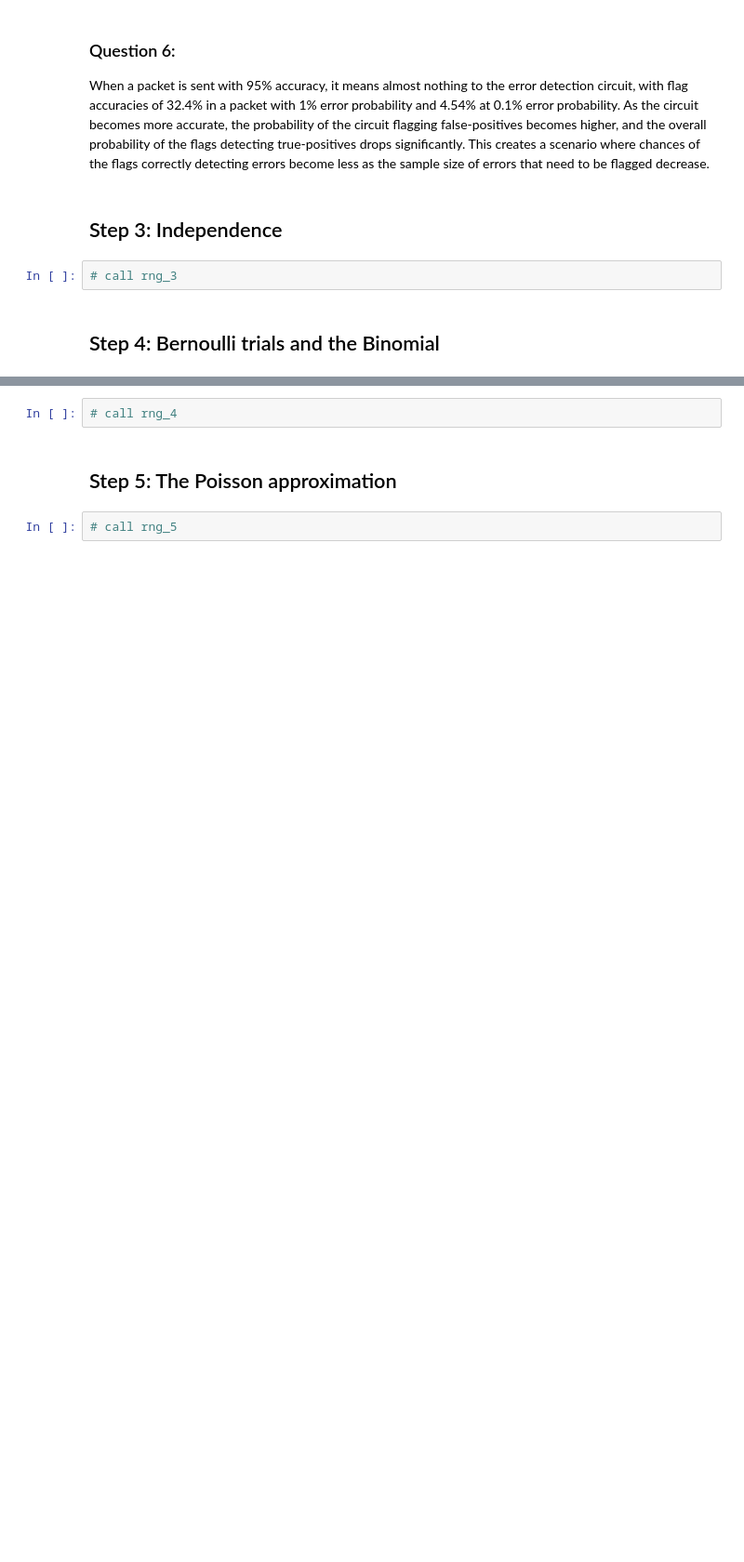
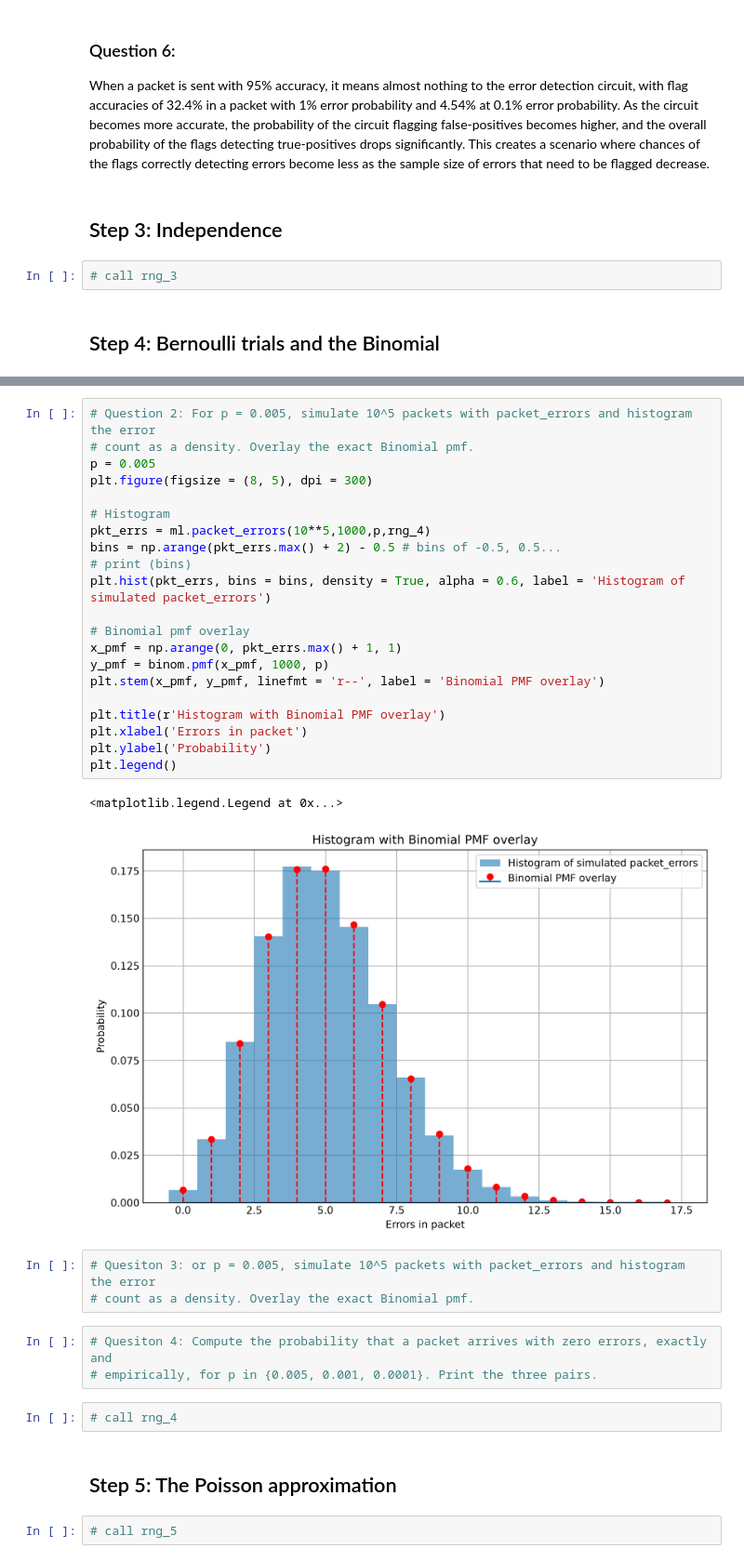
Before and after one commit to mariec-j/ECE3715-Stats-Repo, a Jupyter notebook: Mini-Project-1/mp1.ipynb, the cells around one changed output, grey strips where cells are left out. Shown at 93% size. Drawn from its saved outputs; the diff is of its cells as text; blank space fills up the shorter version.

```diff
--- a/Mini-Project-1/mp1.ipynb
+++ b/Mini-Project-1/mp1.ipynb
@@ -344,3 +346,33 @@ When a packet is sent with 95% accuracy, it means almost nothing to the error de
+# %%
+# Question 2: For p = 0.005, simulate 10^5 packets with packet_errors and histogram the error
+# count as a density. Overlay the exact Binomial pmf.
+p = 0.005
+plt.figure(figsize = (8, 5), dpi = 300)
+
+# Histogram
+pkt_errs = ml.packet_errors(10**5,1000,p,rng_4)
+bins = np.arange(pkt_errs.max() + 2) - 0.5 # bins of -0.5, 0.5...
+# print (bins)
+plt.hist(pkt_errs, bins = bins, density = True, alpha = 0.6, label = 'Histogram of simulated packet_errors')
+
+# Binomial pmf overlay
+x_pmf = np.arange(0, pkt_errs.max() + 1, 1)
+y_pmf = binom.pmf(x_pmf, 1000, p)
+plt.stem(x_pmf, y_pmf, linefmt = 'r--', label = 'Binomial PMF overlay')
+
+plt.title(r'Histogram with Binomial PMF overlay')
+plt.xlabel('Errors in packet')
+plt.ylabel('Probability')
+plt.legend()
+# %% [output]
+<matplotlib.legend.Legend at 0x...>
+[figure, added]
+# %%
+# Quesiton 3: or p = 0.005, simulate 10^5 packets with packet_errors and histogram the error
+# count as a density. Overlay the exact Binomial pmf.
+# %%
+# Quesiton 4: Compute the probability that a packet arrives with zero errors, exactly and
+# empirically, for p in {0.005, 0.001, 0.0001}. Print the three pairs.
 # %%
 # call rng_4
 # %% [markdown]
```
Also changed, not shown: parts of 3 cells of this notebook.
